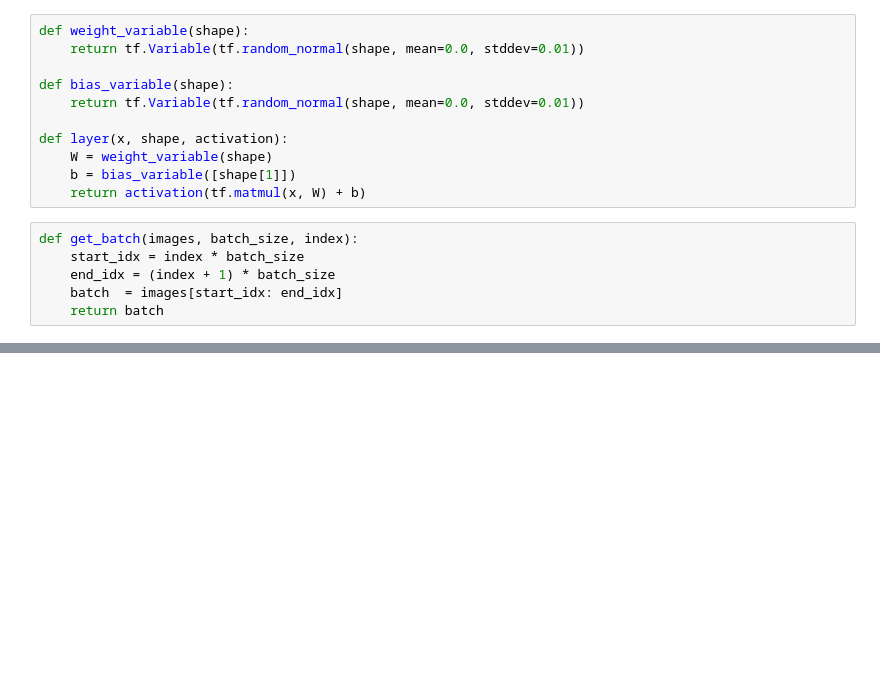
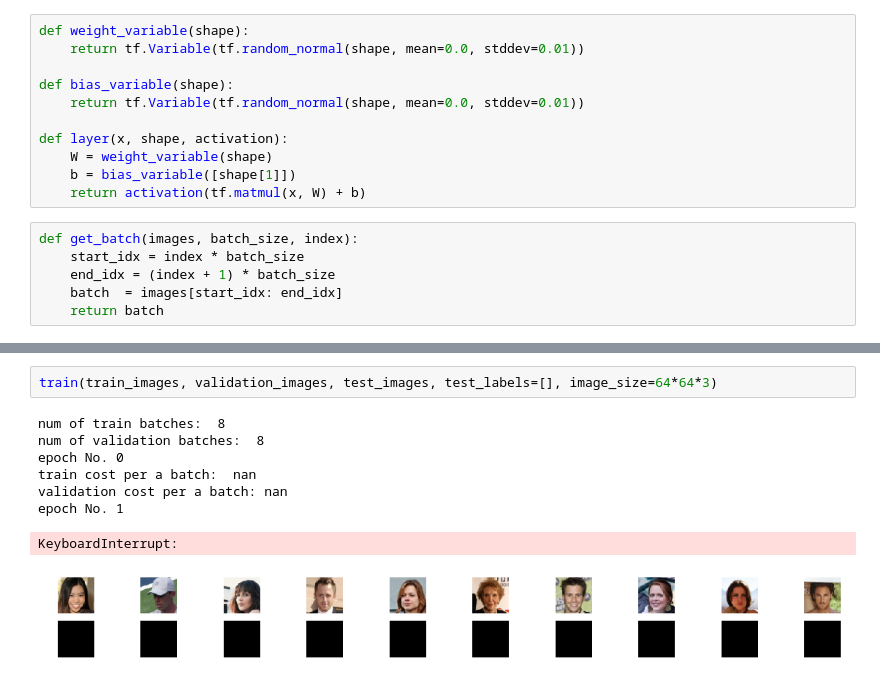
Before and after one commit to Tdual/vae, a Jupyter notebook: vae.ipynb, the cells around one changed output, grey strips where cells are left out. Saved outputs shown, nothing was run; the diff lists cells and outputs as text; blank space fills up the shorter version.

```diff
--- a/vae.ipynb
+++ b/vae.ipynb
@@ -162,0 +222,11 @@ epoch No. 2
+# %%
+train(train_images, validation_images, test_images, test_labels=[], image_size=64*64*3)
+# %% [output]
+num of train batches:  8
+num of validation batches:  8
+epoch No. 0
+train cost per a batch:  nan
+validation cost per a batch: nan
+epoch No. 1
+KeyboardInterrupt:
+[figure, added]
```
Also changed, not shown: parts of 15 cells of this notebook.
